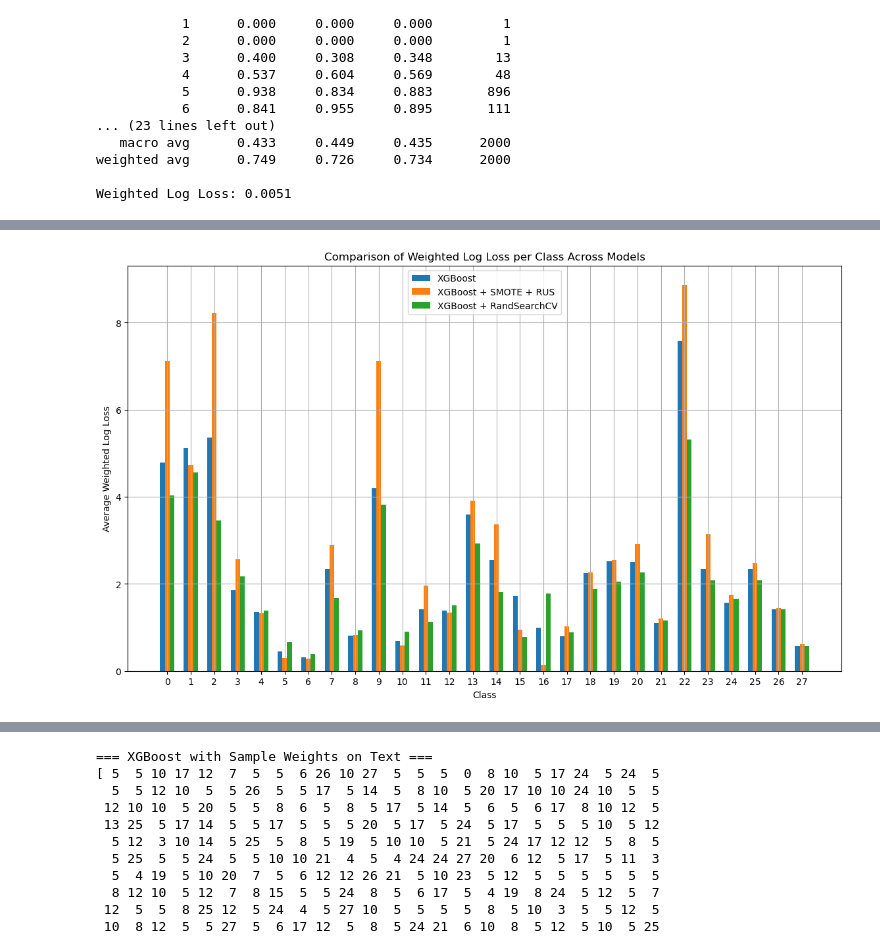
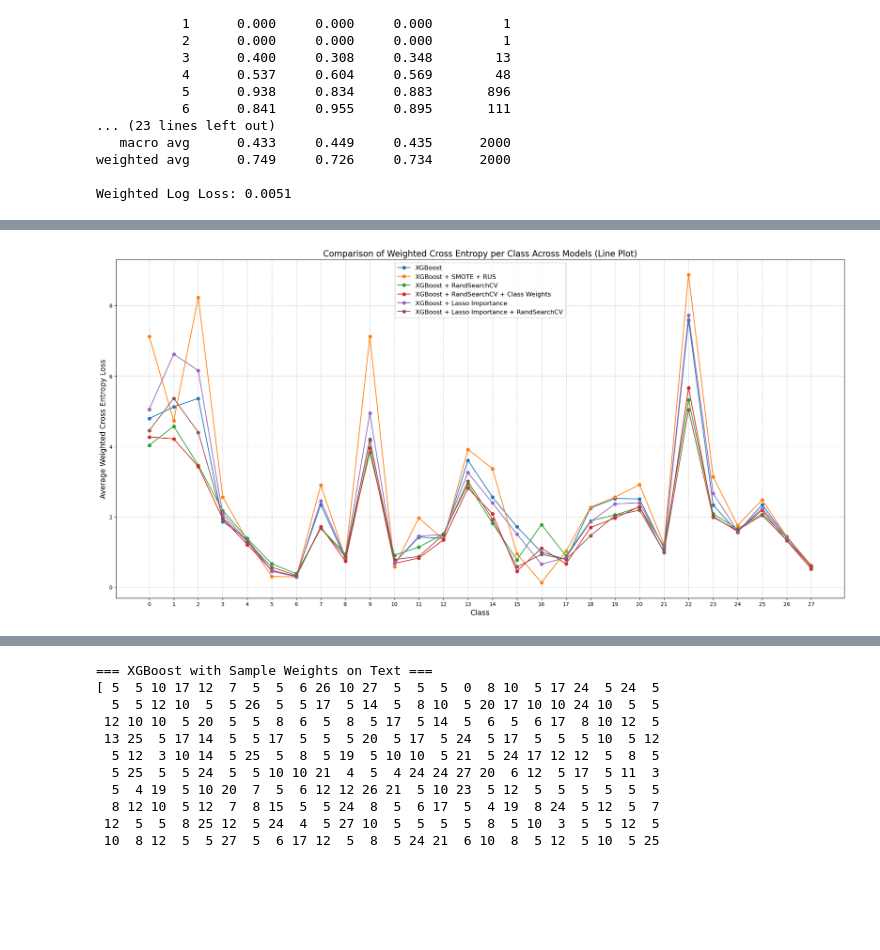
Before and after one commit to CrucialVansh/COMP9417-Group-Project, a Jupyter notebook: Vansh/XGBoost.ipynb, the cells around one changed output, grey strips where cells are left out. Saved outputs shown, nothing was run; the diff lists cells and outputs as text; code cells hidden in the pictures; blank space fills up the shorter version.

Commit message:
finished xgboost

```diff
--- a/Vansh/XGBoost.ipynb
+++ b/Vansh/XGBoost.ipynb
@@ -80,3 +80,14 @@ plt.tight_layout()
 plt.show()
 # %% [output]
 [figure]
+# %%
+import numpy as np
+from sklearn.linear_model import Lasso
+def lasso_selection(X, y, alpha=0.01, max_iter=1000):
+    X_scaled = StandardScaler().fit_transform(X)
+
+    lasso = Lasso(alpha=alpha, max_iter=max_iter, random_state=42)
+    lasso.fit(X_scaled, y)
+    selected_features = np.where(np.abs(lasso.coef_) > 0)[0]
+
+    return selected_features
@@ -203,2 +168,6 @@ weighted avg      0.502     0.502     0.502      2000
 # %% [markdown]
 ## XGboost
+# %%
+selected_features = lasso_selection(X_train_og, y_train_og)
+X_train_lasso = X_train_og[:, selected_features]
+X_val_lasso = X_val_og[:, selected_features]
@@ -454,58 +661,84 @@ Weighted Log Loss: 0.0051
 # %%
 import matplotlib.pyplot as plt
+import seaborn as sns
 import numpy as np
 
+# Your compute_class_loss function (same as before)
 def compute_class_loss(y_true_oh, y_pred_prob):
     eps = 1e-15
     y_pred_prob_clipped = np.clip(y_pred_prob, eps, 1 - eps)
     sample_losses = -np.sum(y_true_oh * np.log(y_pred_prob_clipped), axis=1)
     true_classes = np.argmax(y_true_oh, axis=1)
 
     losses_by_class = {}
     for c in np.unique(true_classes):
         losses_by_class[c] = sample_losses[true_classes == c]
 
     avg_loss_per_class = {c: np.mean(losses) for c, losses in losses_by_class.items()}
     return avg_loss_per_class
 
-# Assume you have multiple models' predicted probabilities ready:
-# For example:
-# y_pred_prob_dt = decision tree probabilities
-# y_pred_prob_xgb = xgboost probabilities
-# y_pred_prob_rf = random forest probabilities
+# ====== Your Models Dictionary ======
 
 models = {
     'XGBoost': y_pred_proba_xgb,
-    'XGBoost + SMOTE + RUS':y_pred_proba_xgb_1,
-    'XGBoost + RandSearchCV':y_pred_proba_xgb_hpt,
-    # Add other models here if needed, e.g.
-    # 'Random Forest': y_pred_prob_rf
+    'XGBoost + SMOTE + RUS': y_pred_proba_xgb_1,
+    'XGBoost + RandSearchCV': y_pred_proba_xgb_hpt,
+    'XGBoost + RandSearchCV + Class Weights': y_pred_proba_xgb_best_1,
+    'XGBoost + Lasso Importance': y_pred_proba_xgb_lasso,
+    'XGBoost + Lasso Importance + RandSearchCV': y_pred_proba_xgb_best_2,
+    # Add more models if needed
 }
 
-# Calculate per-class average loss for each model
+# ====== Calculate Per-Class Losses for Each Model ======
+
 loss_per_class_all_models = {}
 
 for model_name, probs in models.items():
     loss_per_class = compute_class_loss(y_val_oh, probs)
     loss_per_class_all_models[model_name] = loss_per_class
 
-# Now prepare to plot
+# Classes
 classes = sorted(list(loss_per_class_all_models['XGBoost'].keys()))
-x = np.arange(len(classes))  # Class indices for x-axis
-width = 0.2  # Width of each bar
 
-plt.figure(figsize=(14,8))
+# ====== LINE PLOT VERSION ======
 
-for idx, (model_name, class_losses) in enumerate(loss_per_class_all_models.items()):
+plt.figure(figsize=(20,10))
+
+for model_name, class_losses in loss_per_class_all_models.items():
     losses = [class_losses[c] for c in classes]
-    plt.bar(x + idx * width, losses, width=width, label=model_name)
+    plt.plot(classes, losses, marker='o', label=model_name)
 
-plt.xlabel('Class')
-plt.ylabel('Average Weighted Log Loss')
-plt.title('Comparison of Weighted Log Loss per Class Across Models')
-plt.xticks(x + width * (len(models) - 1) / 2, classes)
-plt.legend()
-plt.grid(True)
+plt.xlabel('Class', fontsize=14)
+plt.ylabel('Average Weighted Cross Entropy Loss', fontsize=14)
+plt.title('Comparison of Weighted Cross Entropy per Class Across Models (Line Plot)', fontsize=16)
+plt.xticks(classes)
+plt.legend(fontsize=12)
+plt.grid(True, linestyle='--', alpha=0.7)
+plt.tight_layout()
 plt.show()
+
+# ====== HEATMAP VERSION ======
+
+# Build a matrix: rows = models, columns = classes
+loss_matrix = []
+model_names = []
+
+for model_name, class_losses in loss_per_class_all_models.items():
+    losses = [class_losses[c] for c in classes]
+    loss_matrix.append(losses)
+    model_names.append(model_name)
+
+loss_matrix = np.array(loss_matrix)
+
+plt.figure(figsize=(20,8))
+
+sns.heatmap(loss_matrix, annot=True, fmt=".2f", cmap="YlGnBu",
+            xticklabels=classes, yticklabels=model_names)
+
+plt.xlabel('Class', fontsize=14)
+plt.ylabel('Model', fontsize=14)
+plt.title('Heatmap of Weighted Cross Entropy Loss per Class Across Models', fontsize=16)
+plt.tight_layout()
+plt.show()
 # %% [output]
-[figure, old version]
+[figure, new version]
```
Also changed, not shown: parts of 11 cells of this notebook.
